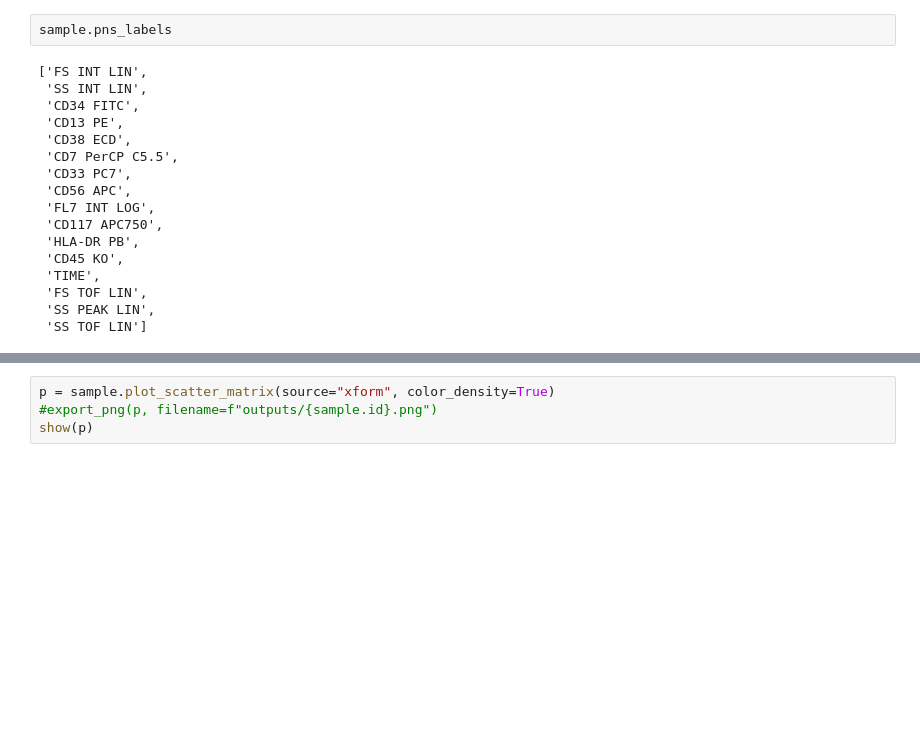
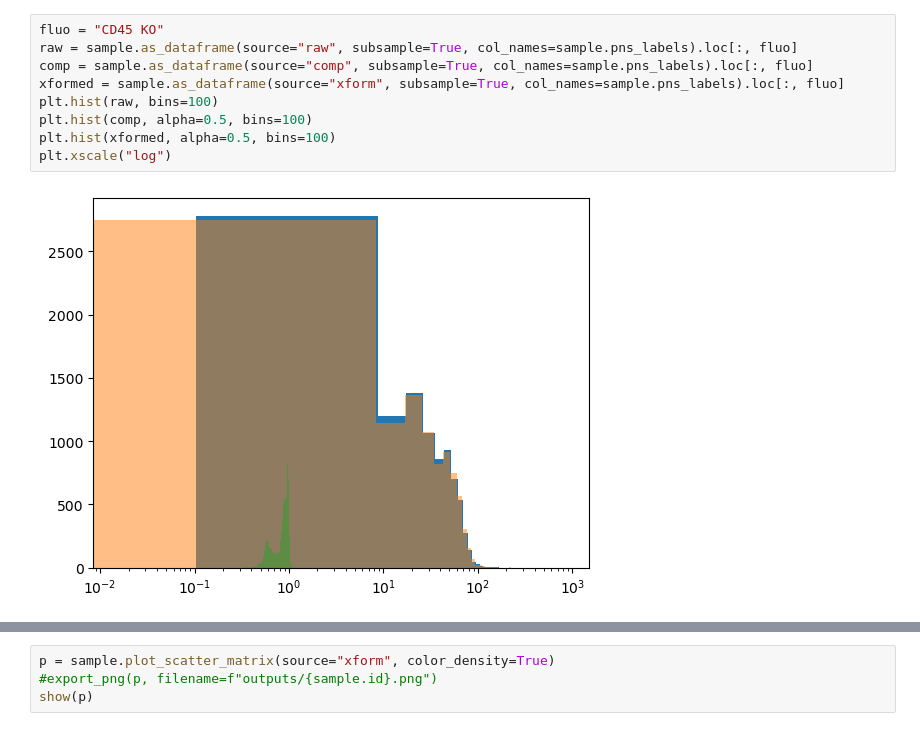
Before and after one commit to jonathan-legrand/anonymisation, a Jupyter notebook: load_new_data.ipynb, the cells around one changed output, grey strips where cells are left out. Cells and saved outputs as stored; diff of their text form; blank space fills up the shorter version.

```diff
--- a/load_new_data.ipynb
+++ b/load_new_data.ipynb
@@ -56,25 +62,17 @@ sns.heatmap(
 # %% [output]
 <Axes: >
 [figure]
-# %%
-sample.pns_labels
-# %% [output]
-['FS INT LIN',
- 'SS INT LIN',
- 'CD34 FITC',
- 'CD13 PE',
- 'CD38 ECD',
- 'CD7 PerCP C5.5',
- 'CD33 PC7',
- 'CD56 APC',
- 'FL7 INT LOG',
- 'CD117 APC750',
- 'HLA-DR PB',
- 'CD45 KO',
- 'TIME',
- 'FS TOF LIN',
- 'SS PEAK LIN',
- 'SS TOF LIN']
+# %%
+fluo = "CD45 KO"
+raw = sample.as_dataframe(source="raw", subsample=True, col_names=sample.pns_labels).loc[:, fluo]
+comp = sample.as_dataframe(source="comp", subsample=True, col_names=sample.pns_labels).loc[:, fluo]
+xformed = sample.as_dataframe(source="xform", subsample=True, col_names=sample.pns_labels).loc[:, fluo]
+plt.hist(raw, bins=100)
+plt.hist(comp, alpha=0.5, bins=100)
+plt.hist(xformed, alpha=0.5, bins=100)
+plt.xscale("log")
+# %% [output]
+[figure, added]
 # %%
 df = sample.as_dataframe(source="xform", col_names=sample.pns_labels, subsample=True).iloc[:, :-4]
 #sns.pairplot(df, kind="hist", corner=True)
```
Also changed, not shown: parts of 2 cells of this notebook.
